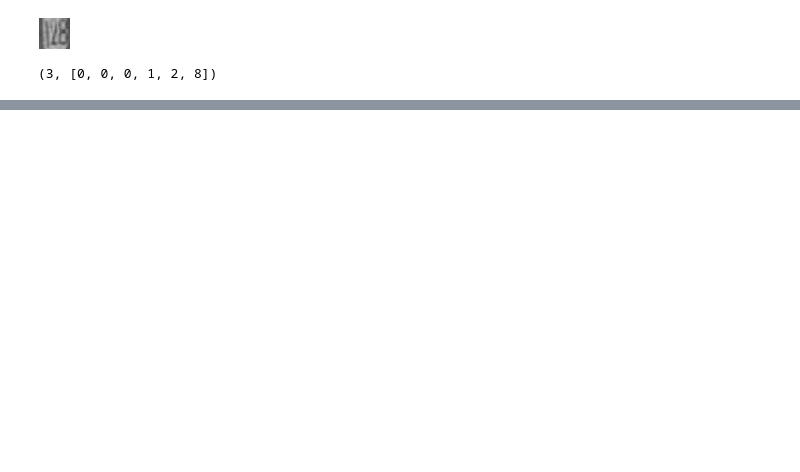
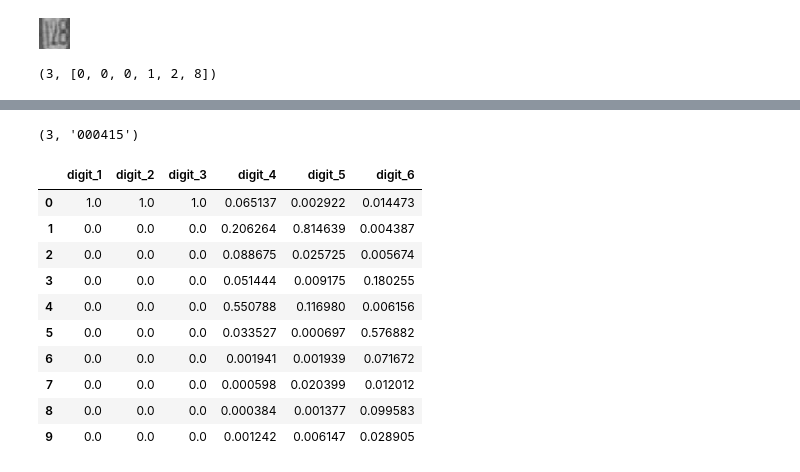
Before and after one commit to sathyz/svhn, a Jupyter notebook: svhn.ipynb, the cells around one changed output, grey strips where cells are left out. Drawn from its saved outputs; the diff is of its cells as text; code cells hidden in the pictures; blank space fills up the shorter version.

```diff
--- a/svhn.ipynb
+++ b/svhn.ipynb
@@ -191,0 +241,6 @@ model.save("./svhn/model_20170803.h5")
+# %%
+size = np.argmax( y_pred[0][s] )
+num_pred = "".join(map(str, [np.argmax(y_pred[i+1][s]) for i in range(0, 6)] ))
+size, num_pred
+# %% [output]
+(3, '000415')
@@ -191,0 +249,14 @@ model.save("./svhn/model_20170803.h5")
+# %%
+pd.DataFrame({"digit_{}".format(i): y_pred[i][4] for i in range(1, 7)})
+# %% [output]
+|  | digit_1 | digit_2 | digit_3 | digit_4 | digit_5 | digit_6 |
+| 0 | 1.0 | 1.0 | 1.0 | 0.065137 | 0.002922 | 0.014473 |
+| 1 | 0.0 | 0.0 | 0.0 | 0.206264 | 0.814639 | 0.004387 |
+| 2 | 0.0 | 0.0 | 0.0 | 0.088675 | 0.025725 | 0.005674 |
+| 3 | 0.0 | 0.0 | 0.0 | 0.051444 | 0.009175 | 0.180255 |
+| 4 | 0.0 | 0.0 | 0.0 | 0.550788 | 0.116980 | 0.006156 |
+| 5 | 0.0 | 0.0 | 0.0 | 0.033527 | 0.000697 | 0.576882 |
+| 6 | 0.0 | 0.0 | 0.0 | 0.001941 | 0.001939 | 0.071672 |
+| 7 | 0.0 | 0.0 | 0.0 | 0.000598 | 0.020399 | 0.012012 |
+| 8 | 0.0 | 0.0 | 0.0 | 0.000384 | 0.001377 | 0.099583 |
+| 9 | 0.0 | 0.0 | 0.0 | 0.001242 | 0.006147 | 0.028905 |
```
Also changed, not shown: parts of 23 cells of this notebook, 1 other file.
